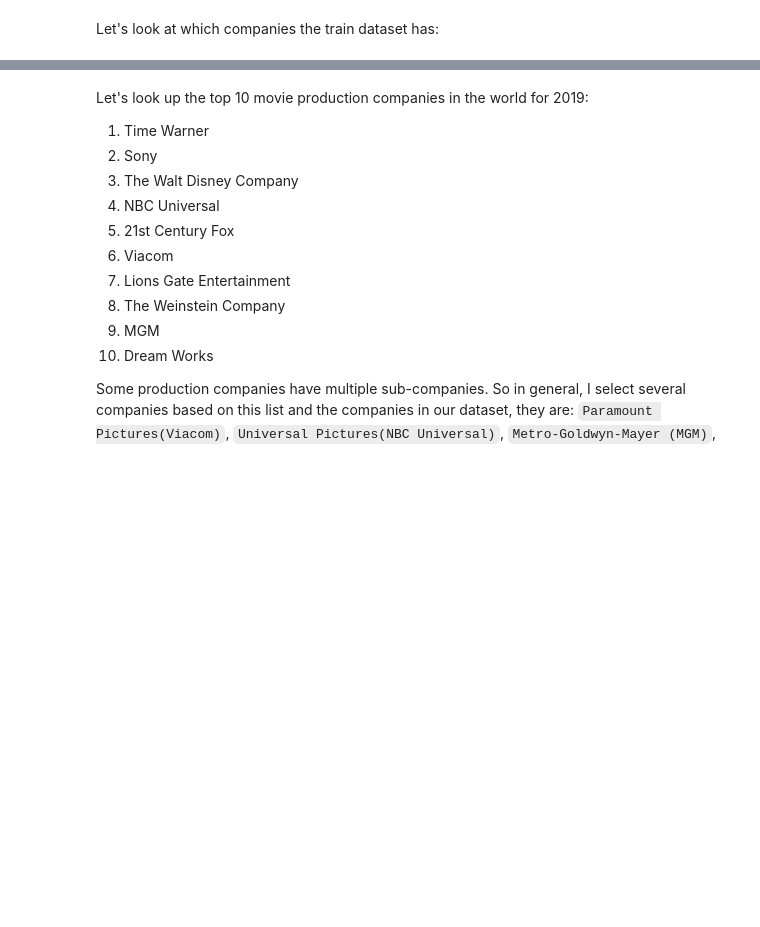
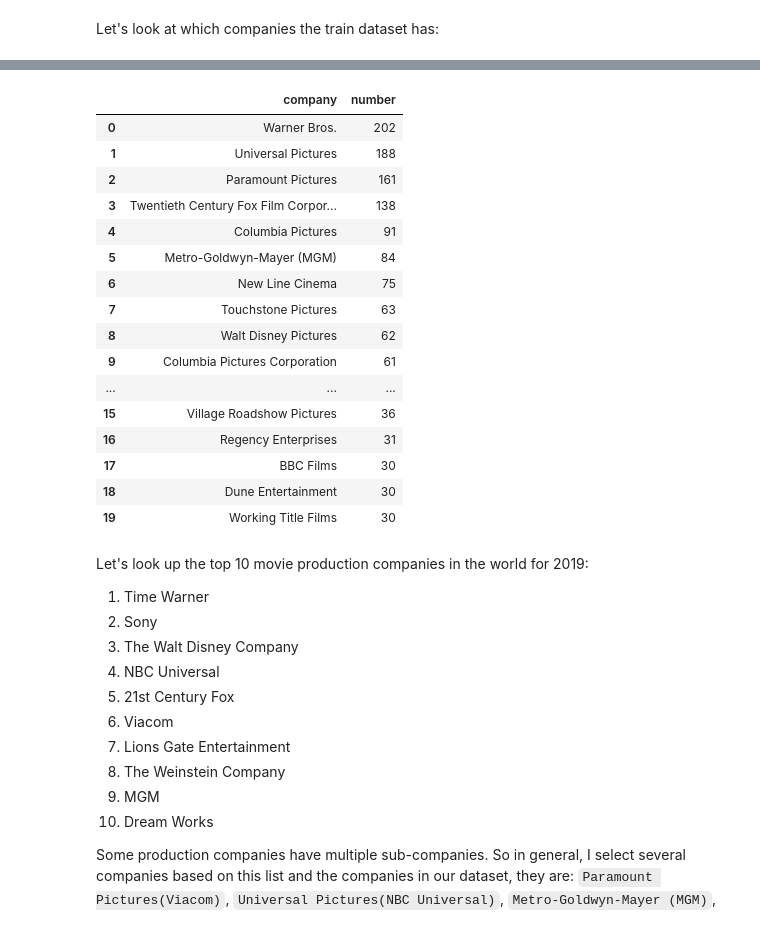
Before and after one commit to zzzzzzhy0607/TMDB-Box-Office-Prediction, a Jupyter notebook: Movie_EDA.ipynb, the cells around one changed output, grey strips where cells are left out. Saved outputs shown, nothing was run; the diff lists cells and outputs as text; code cells hidden in the pictures; blank space fills up the shorter version.

```diff
--- a/Movie_EDA.ipynb
+++ b/Movie_EDA.ipynb
@@ -325,3 +372,30 @@ company_list = list(train['genres'].apply(lambda x: [i['name'] for i in x] if x
+# %%
+# For every single company
+# Cannot directly use train['company'], because for that one we set 'np.nan' rather than "[]"
+company_list = list(train['production_companies'].apply(lambda x: [i['name'] for i in x] if x != {} else []).values)
+
+# Count for each genres
+company_list=pd.DataFrame(Counter([i for j in company_list for i in j]).most_common())
+company_list.columns = ['company', 'number']
+company_list.head(20)
+# %% [output]
+|  | company | number |
+| 0 | Warner Bros. | 202 |
+| 1 | Universal Pictures | 188 |
+| 2 | Paramount Pictures | 161 |
+| 3 | Twentieth Century Fox Film Corpor... | 138 |
+| 4 | Columbia Pictures | 91 |
+| 5 | Metro-Goldwyn-Mayer (MGM) | 84 |
+| 6 | New Line Cinema | 75 |
+| 7 | Touchstone Pictures | 63 |
+| 8 | Walt Disney Pictures | 62 |
+| 9 | Columbia Pictures Corporation | 61 |
+| ... | ... | ... |
+| 15 | Village Roadshow Pictures | 36 |
+| 16 | Regency Enterprises | 31 |
+| 17 | BBC Films | 30 |
+| 18 | Dune Entertainment | 30 |
+| 19 | Working Title Films | 30 |
 # %% [markdown]
 Let's look up the top 10 movie production companies in the world for 2019:
 
```
Also changed, not shown: parts of 16 cells of this notebook.
